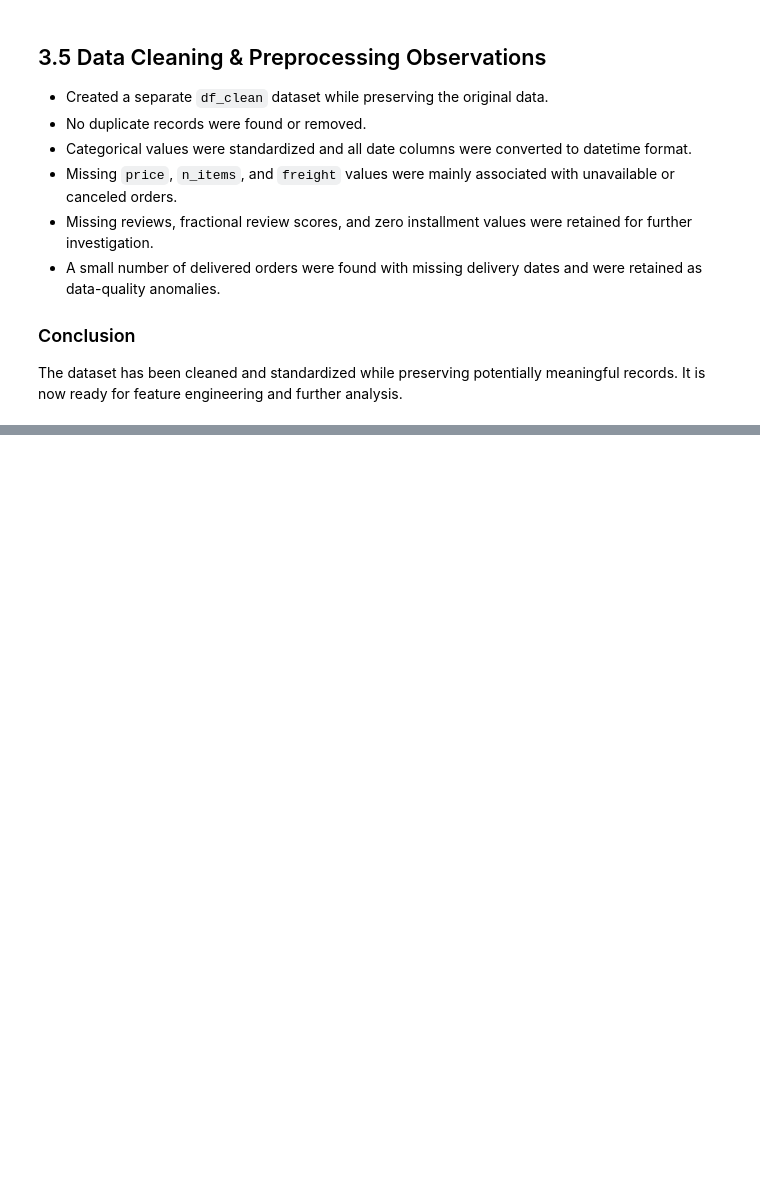
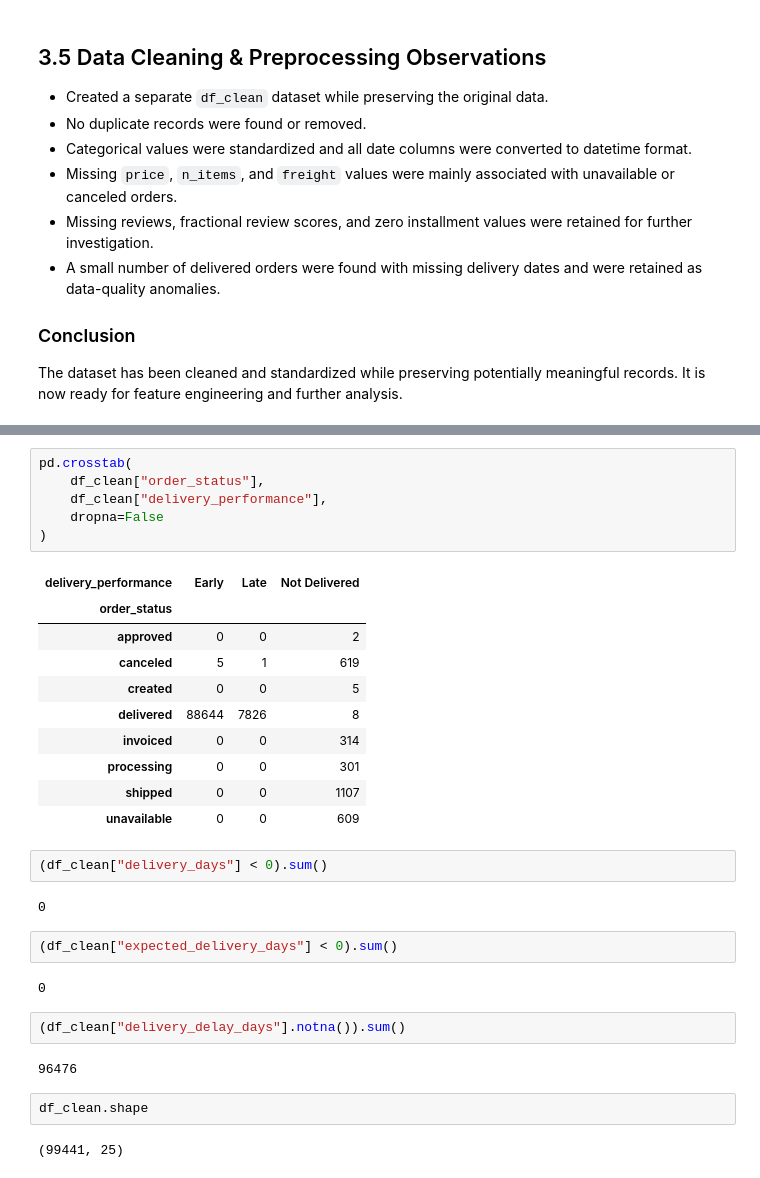
Before and after one commit to PranjaliSBidwe/E-Commerce_Sales_Customer_Behavior_Analysis, a Jupyter notebook: 01_data_understanding.ipynb, the cells around one changed output, grey strips where cells are left out. Drawn from its saved outputs; the diff is of its cells as text; blank space fills up the shorter version.

```diff
--- a/01_data_understanding.ipynb
+++ b/01_data_understanding.ipynb
@@ -831,0 +995,33 @@ The dataset has been cleaned and standardized while preserving potentially meani
+# %%
+pd.crosstab(
+    df_clean["order_status"],
+    df_clean["delivery_performance"],
+    dropna=False
+)
+# %% [output]
+| delivery_performance | Early | Late | Not Delivered |
+| order_status |  |  |  |
+| approved | 0 | 0 | 2 |
+| canceled | 5 | 1 | 619 |
+| created | 0 | 0 | 5 |
+| delivered | 88644 | 7826 | 8 |
+| invoiced | 0 | 0 | 314 |
+| processing | 0 | 0 | 301 |
+| shipped | 0 | 0 | 1107 |
+| unavailable | 0 | 0 | 609 |
+# %%
+(df_clean["delivery_days"] < 0).sum()
+# %% [output]
+0
+# %%
+(df_clean["expected_delivery_days"] < 0).sum()
+# %% [output]
+0
+# %%
+(df_clean["delivery_delay_days"].notna()).sum()
+# %% [output]
+96476
+# %%
+df_clean.shape
+# %% [output]
+(99441, 25)
```
Also changed, not shown: parts of 24 cells of this notebook.
